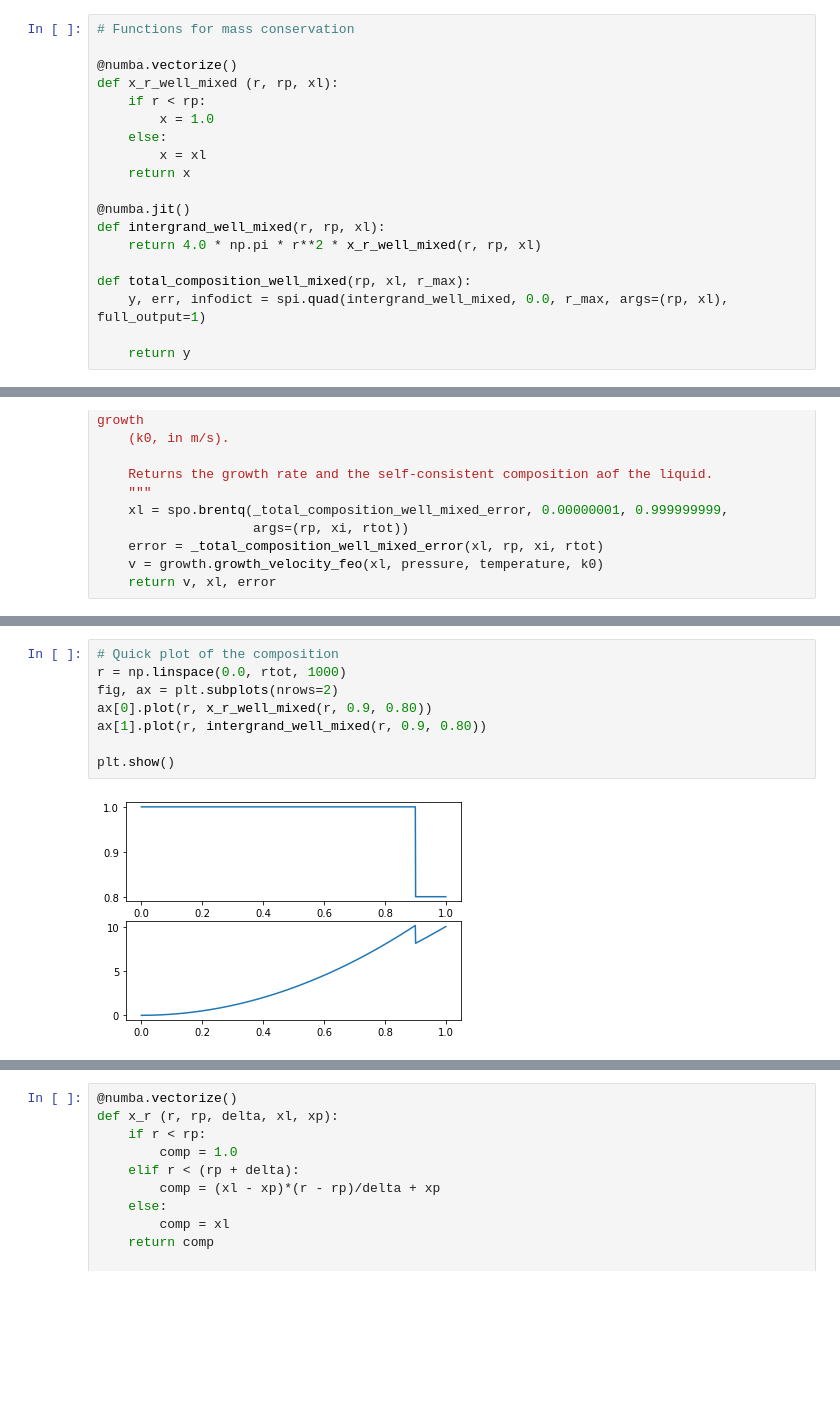
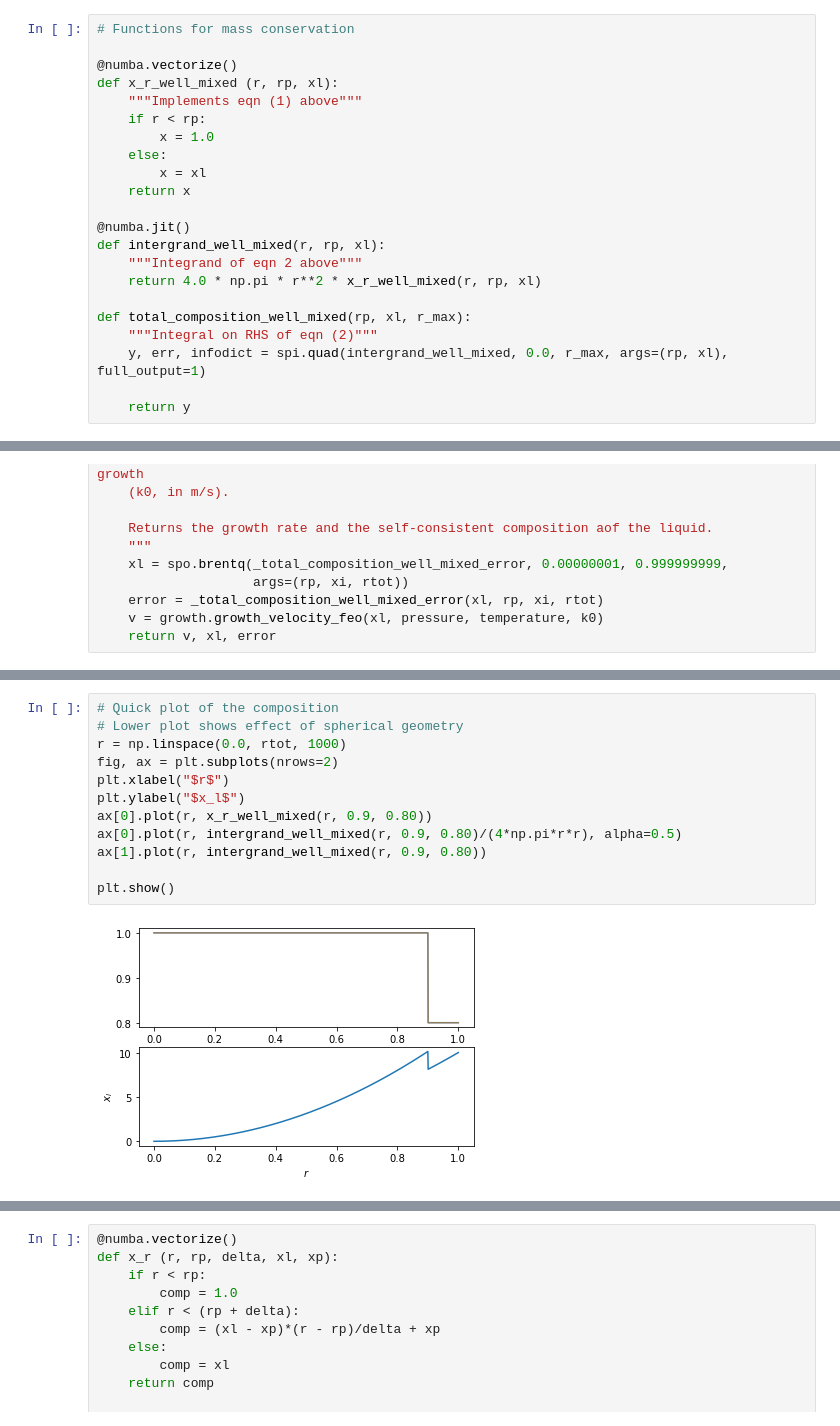
Before and after one commit to andreww/slurry, a Jupyter notebook: growth_with_boundary_layer.ipynb, the cells around one changed output, grey strips where cells are left out. Saved outputs shown, nothing was run; the diff lists cells and outputs as text; blank space fills up the shorter version.

```diff
--- a/growth_with_boundary_layer.ipynb
+++ b/growth_with_boundary_layer.ipynb
@@ -71,6 +91,7 @@ $$ x(r) = \begin{cases}
 
 @numba.vectorize()
 def x_r_well_mixed (r, rp, xl):
+    """Implements eqn (1) above"""
     if r < rp:
         x = 1.0
     else:
@@ -79,9 +100,11 @@ def x_r_well_mixed (r, rp, xl):
 
 @numba.jit()
 def intergrand_well_mixed(r, rp, xl):
+    """Integrand of eqn 2 above"""
     return 4.0 * np.pi * r**2 * x_r_well_mixed(r, rp, xl)
 
 def total_composition_well_mixed(rp, xl, r_max):
+    """Integral on RHS of eqn (2)"""
     y, err, infodict = spi.quad(intergrand_well_mixed, 0.0, r_max, args=(rp, xl), full_output=1)
 
     return y
@@ -147,13 +173,17 @@ for rp in [1.0E-10, 1.0E-8, 1.0E-6, 1.0E-4, 1.0E-2, 0.10, 0.25, 0.5, 0.75, 0.9,
 # %%
 # Quick plot of the composition
+# Lower plot shows effect of spherical geometry
 r = np.linspace(0.0, rtot, 1000)
 fig, ax = plt.subplots(nrows=2)
+plt.xlabel("$r$")
+plt.ylabel("$x_l$")
 ax[0].plot(r, x_r_well_mixed(r, 0.9, 0.80))
+ax[0].plot(r, intergrand_well_mixed(r, 0.9, 0.80)/(4*np.pi*r*r), alpha=0.5)
 ax[1].plot(r, intergrand_well_mixed(r, 0.9, 0.80))
 
 plt.show()
 # %% [output]
-[figure, old version]
+[figure, new version]
 # %%
 # Forward Euler solution for evolution in a well mixed fixed box...
 
```
Also changed, not shown: parts of 9 cells of this notebook.
